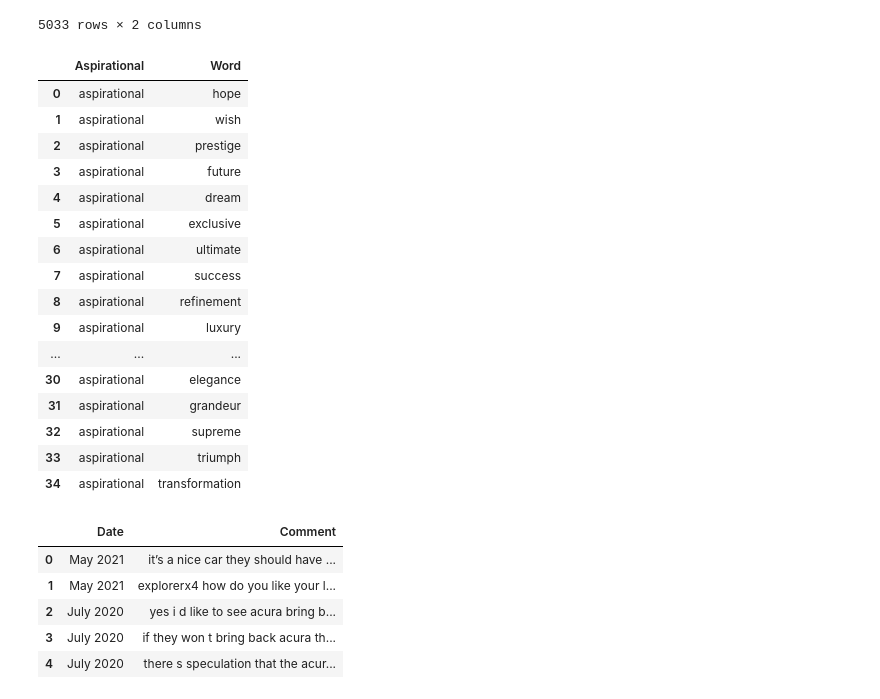
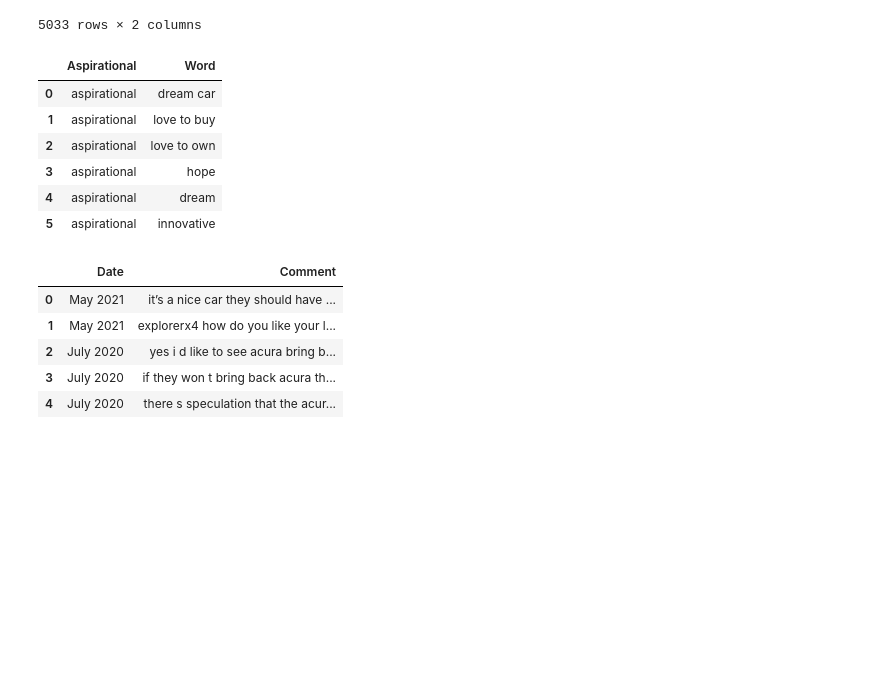
Before and after one commit to biagi0/Unstructured_Data_Projects, a Jupyter notebook: Assignment_One/Assignment_One_Consolidated.ipynb, the cells around one changed output. Drawn from its saved outputs; the diff is of its cells as text; code cells hidden in the pictures; blank space fills up the shorter version.

```diff
--- a/Assignment_One/Assignment_One_Consolidated.ipynb
+++ b/Assignment_One/Assignment_One_Consolidated.ipynb
@@ -1061,41 +1061,27 @@ df
 # %%
 # List of words you want in the dataframe
 #aspirational_words_list = ['hope', 'wish', 'prestige', 'future', 'dream', 'exclusive', 'ultimate', 'success', 'refinement']
 aspirational_words_list = [
-    'hope', 'wish', 'prestige', 'future', 'dream', 'exclusive', 'ultimate', 'success', 'refinement',
-    'luxury', 'elite', 'opulence', 'visionary', 'ambition', 'inspiration', 'excellence', 'innovation',
-    'empowerment', 'sophistication', 'mastery', 'perfection', 'status', 'timeless', 'iconic',
-    'distinctive', 'aspire', 'achievement', 'leadership', 'prosperity', 'growth', 'elegance',
-    'grandeur', 'supreme', 'triumph', 'transformation'
+    'dream car', 'love to buy', 'love to own', 'hope', 'dream', 'innovative'
 ]
 
 
 # Create the dataframe with an additional column 'Category' filled with 'aspirational'
 aspirational_words_df = pd.DataFrame({
     'Aspirational': ['aspirational'] * len(aspirational_words_list),
     'Word': aspirational_words_list  # First column for words
 })
 
 # Display the new dataframe
 aspirational_words_df
 # %% [output]
 |  | Aspirational | Word |
-| 0 | aspirational | hope |
-| 1 | aspirational | wish |
-| 2 | aspirational | prestige |
-| 3 | aspirational | future |
+| 0 | aspirational | dream car |
+| 1 | aspirational | love to buy |
+| 2 | aspirational | love to own |
+| 3 | aspirational | hope |
 | 4 | aspirational | dream |
-| 5 | aspirational | exclusive |
-| 6 | aspirational | ultimate |
-| 7 | aspirational | success |
-| 8 | aspirational | refinement |
-| 9 | aspirational | luxury |
-| ... | ... | ... |
-| 30 | aspirational | elegance |
-| 31 | aspirational | grandeur |
-| 32 | aspirational | supreme |
-| 33 | aspirational | triumph |
-| 34 | aspirational | transformation |
+| 5 | aspirational | innovative |
 # %%
 import re
 import pandas as pd
```
Also changed, not shown: parts of 1 cell of this notebook.
